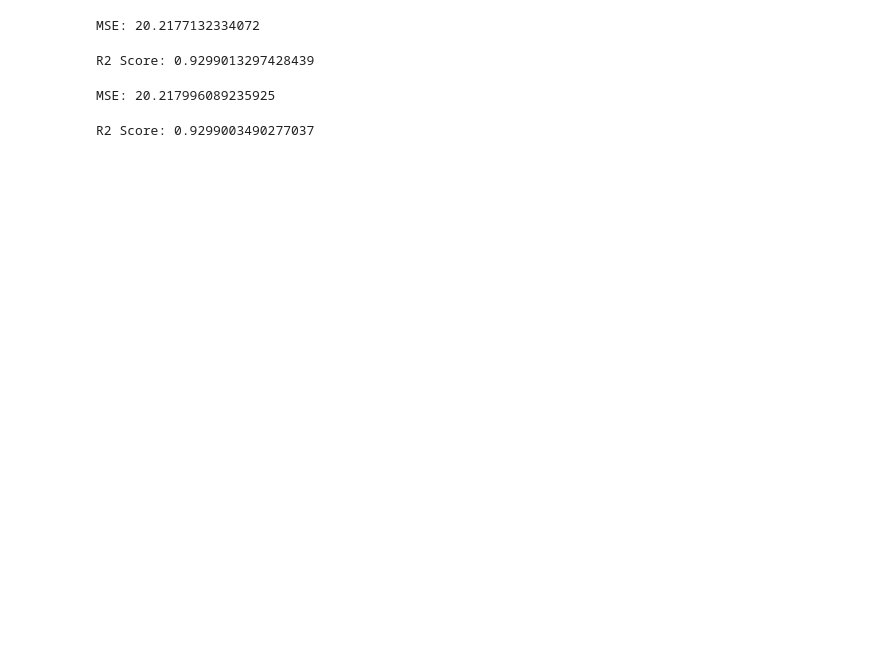
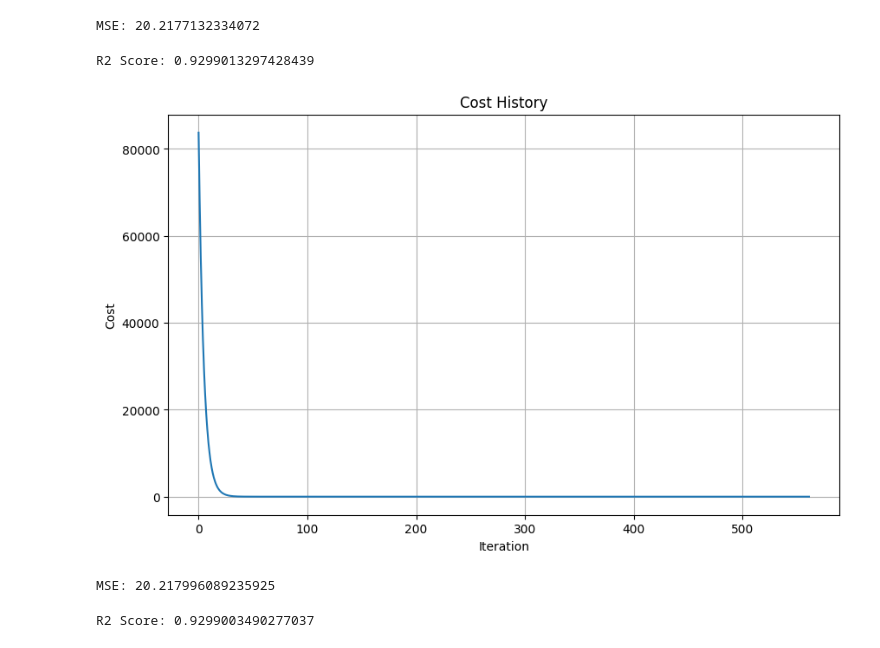
Before and after one commit to Mostafa-Mohamed-Atef/Combined-Cycle-Power-Plant-Dataset-Predict-energy-output., a Jupyter notebook: combined-cycle-power-plant-dataset-predict-energy.ipynb, the cells around one changed output. Cells and saved outputs as stored; diff of their text form; code cells hidden in the pictures; blank space fills up the shorter version.

```diff
--- a/combined-cycle-power-plant-dataset-predict-energy.ipynb
+++ b/combined-cycle-power-plant-dataset-predict-energy.ipynb
@@ -184,6 +215,17 @@ r2 = r2_score(y_test, y_pred)
 print(f'R2 Score: {r2}')
 # %% [output]
 R2 Score: 0.9299013297428439
+# %%
+# Plot cost history
+plt.figure(figsize=(10, 6))
+plt.plot(model.cost_history)
+plt.xlabel('Iteration')
+plt.ylabel('Cost')
+plt.title('Cost History')
+plt.grid(True)
+plt.show()
+# %% [output]
+[figure, added]
 # %%
 model = LinearRegressionGD(learning_rate=0.5, n_iterations=1000)
 model.fit(x_train, y_train)
```
Also changed, not shown: parts of 12 cells of this notebook.
